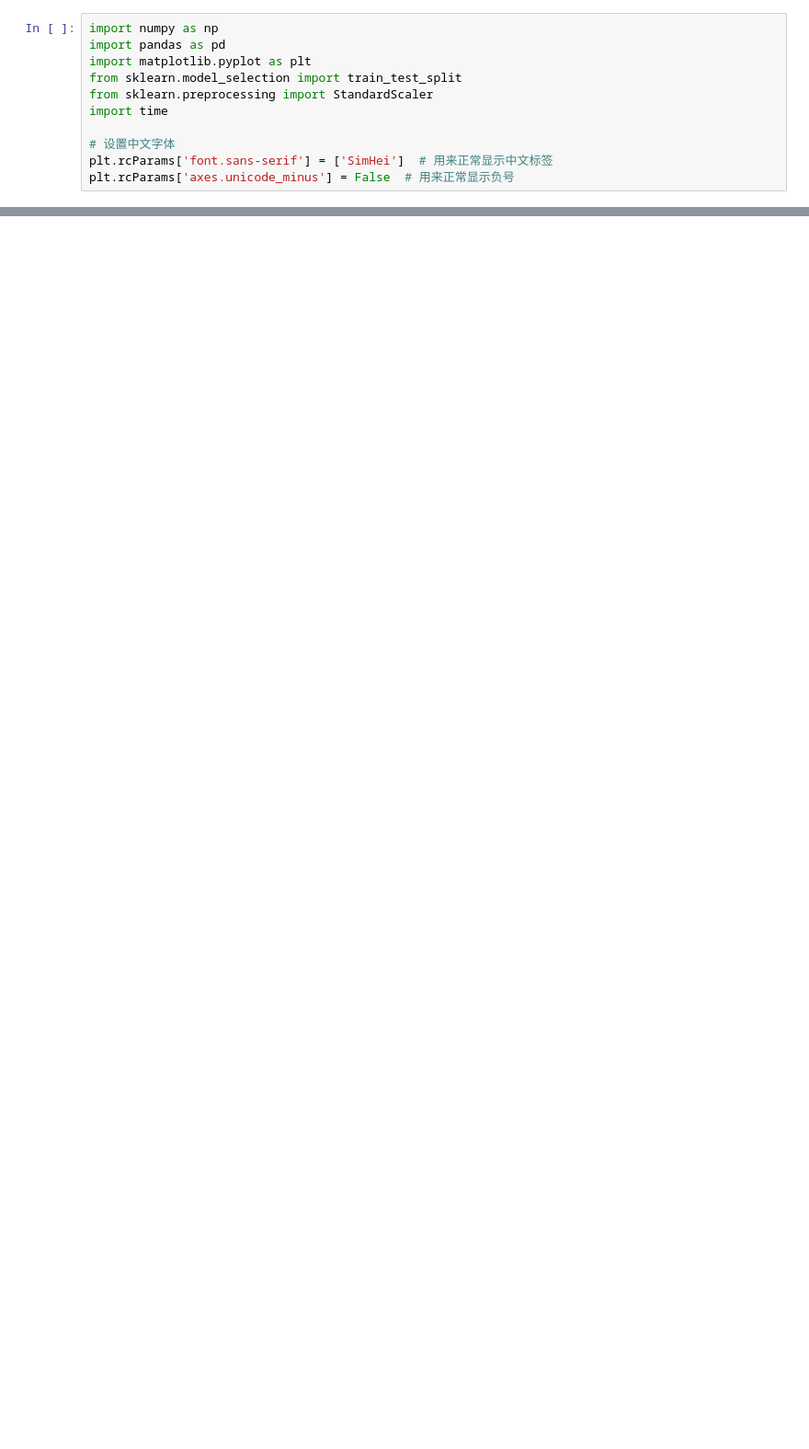
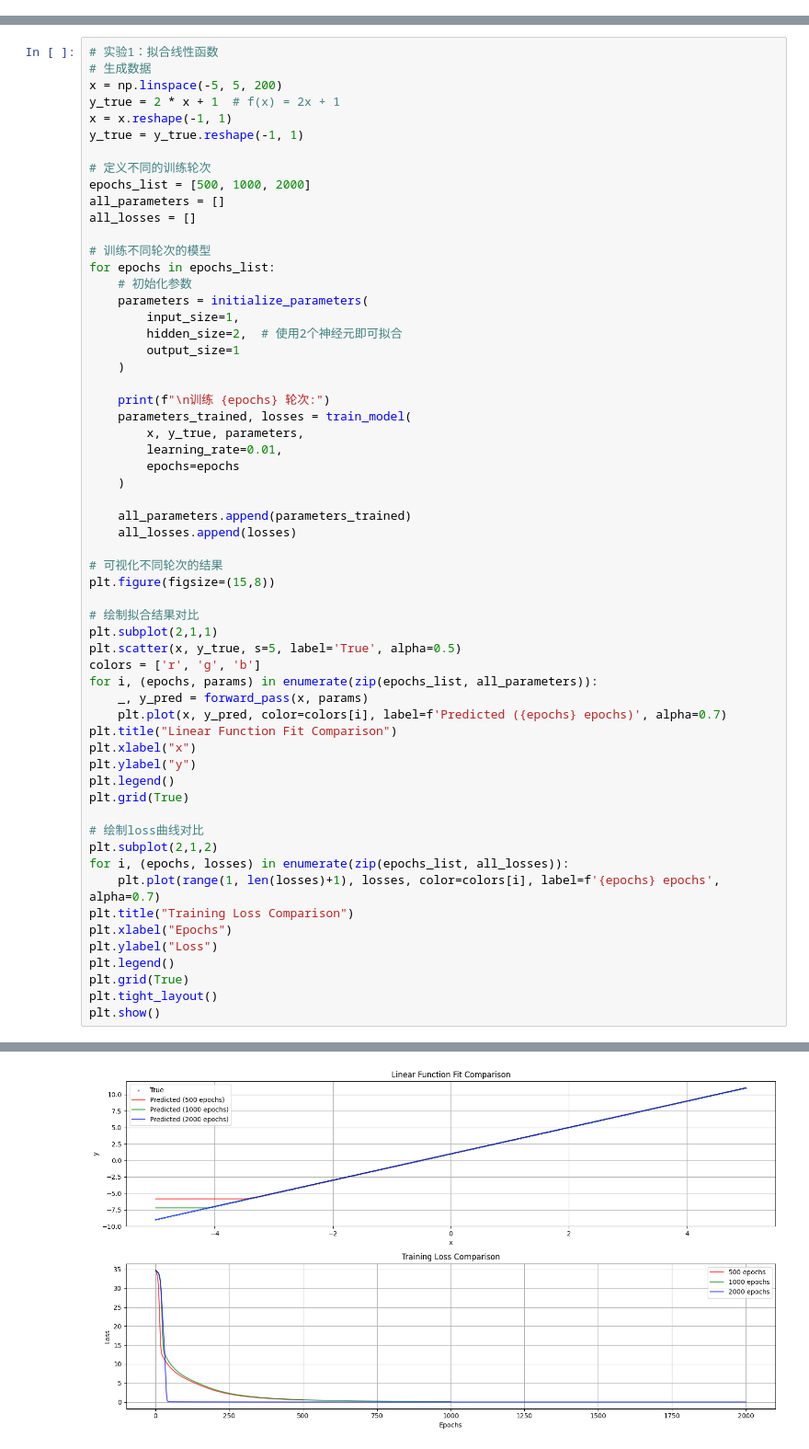
Before and after one commit to Cryocell77/NNDL_Exercise, a Jupyter notebook: chap4_ simple neural network/function_fitting.ipynb, the cells around one changed output, grey strips where cells are left out. Shown at 92% size. Saved outputs shown, nothing was run; the diff lists cells and outputs as text; blank space fills up the shorter version.

```diff
--- a/chap4_ simple neural network/function_fitting.ipynb
+++ b/chap4_ simple neural network/function_fitting.ipynb
@@ -9,11 +0,0 @@ f(x) = sin(x) + 0.5*cos(2x) + 0.25*sin(3x)
-# %%
-import numpy as np
-import pandas as pd
-import matplotlib.pyplot as plt
-from sklearn.model_selection import train_test_split
-from sklearn.preprocessing import StandardScaler
-import time
-
-# 设置中文字体
-plt.rcParams['font.sans-serif'] = ['SimHei']  # 用来正常显示中文标签
-plt.rcParams['axes.unicode_minus'] = False  # 用来正常显示负号
@@ -257,0 +98,60 @@ Error:
+# %%
+# 实验1：拟合线性函数
+# 生成数据
+x = np.linspace(-5, 5, 200)
+y_true = 2 * x + 1  # f(x) = 2x + 1
+x = x.reshape(-1, 1)
+y_true = y_true.reshape(-1, 1)
+
+# 定义不同的训练轮次
+epochs_list = [500, 1000, 2000]
+all_parameters = []
+all_losses = []
+
+# 训练不同轮次的模型
+for epochs in epochs_list:
+    # 初始化参数
+    parameters = initialize_parameters(
+        input_size=1,
+        hidden_size=2,  # 使用2个神经元即可拟合
+        output_size=1
+    )
+
+    print(f"\n训练 {epochs} 轮次:")
+    parameters_trained, losses = train_model(
+        x, y_true, parameters,
+        learning_rate=0.01,
+        epochs=epochs
+    )
+
+    all_parameters.append(parameters_trained)
+    all_losses.append(losses)
+
+# 可视化不同轮次的结果
+plt.figure(figsize=(15,8))
+
+# 绘制拟合结果对比
+plt.subplot(2,1,1)
+plt.scatter(x, y_true, s=5, label='True', alpha=0.5)
+colors = ['r', 'g', 'b']
+for i, (epochs, params) in enumerate(zip(epochs_list, all_parameters)):
+    _, y_pred = forward_pass(x, params)
+    plt.plot(x, y_pred, color=colors[i], label=f'Predicted ({epochs} epochs)', alpha=0.7)
+plt.title("Linear Function Fit Comparison")
+plt.xlabel("x")
+plt.ylabel("y")
+plt.legend()
+plt.grid(True)
+
+# 绘制loss曲线对比
+plt.subplot(2,1,2)
+for i, (epochs, losses) in enumerate(zip(epochs_list, all_losses)):
+    plt.plot(range(1, len(losses)+1), losses, color=colors[i], label=f'{epochs} epochs', alpha=0.7)
+plt.title("Training Loss Comparison")
+plt.xlabel("Epochs")
+plt.ylabel("Loss")
+plt.legend()
+plt.grid(True)
+plt.tight_layout()
+plt.show()
+# %% [output]
@@ -257,0 +175 @@ Error:
+[figure, added]
```
Also changed, not shown: parts of 22 cells of this notebook.
